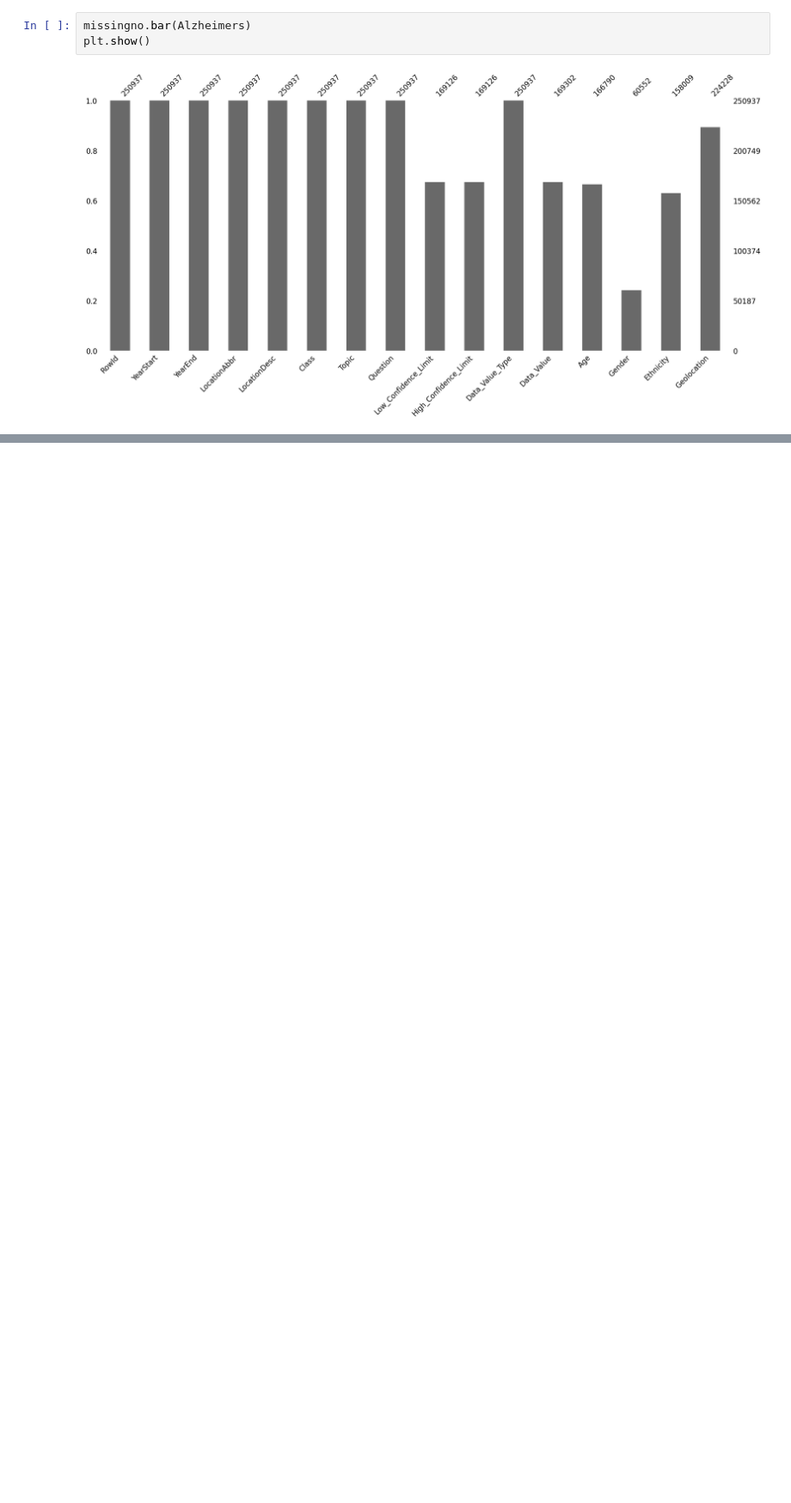
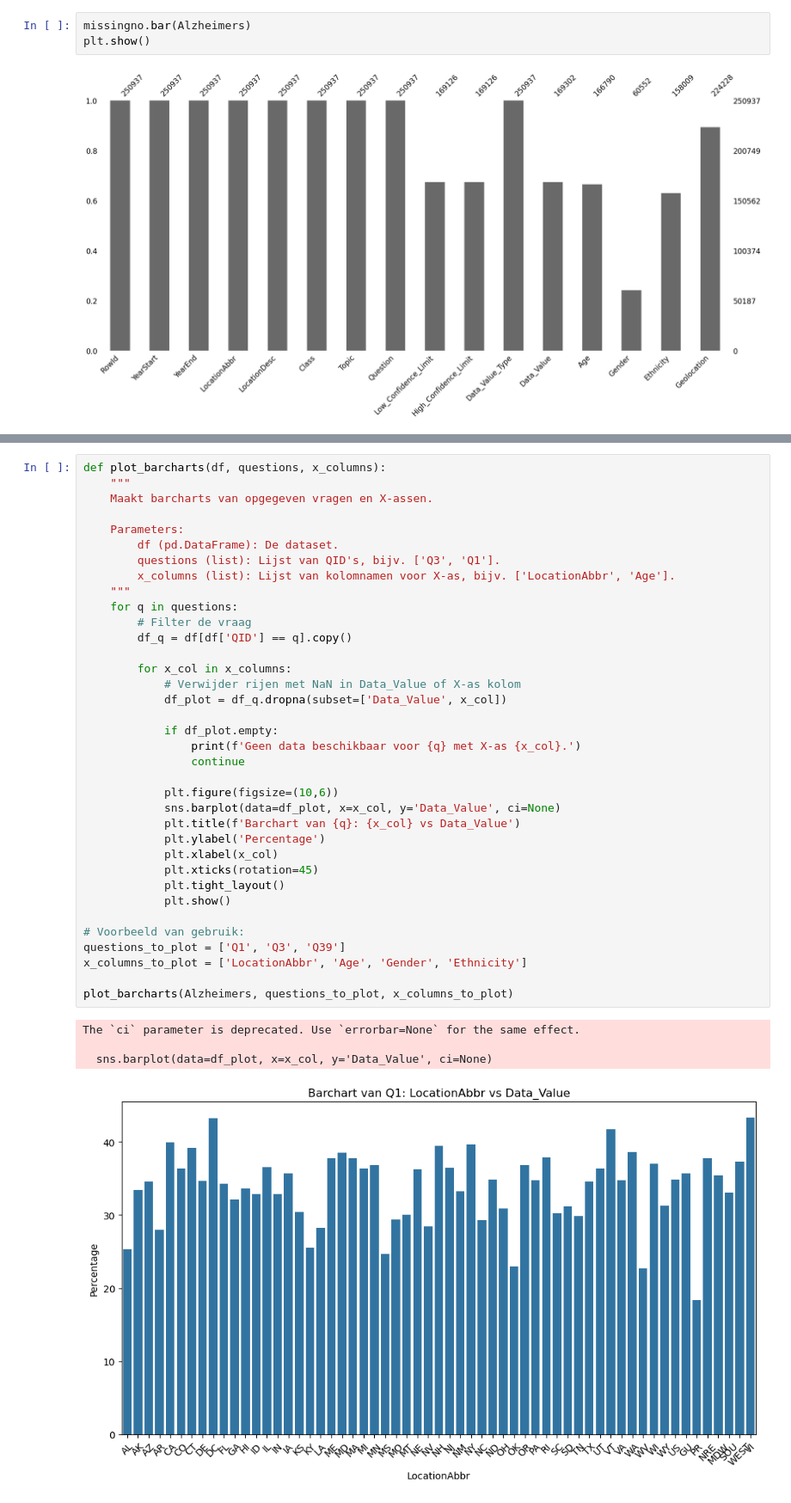
Before and after one commit to SimoneSanne/MSB1015-SV, a Jupyter notebook: Dataset 1 Alzheimer.ipynb, the cells around one changed output, grey strips where cells are left out. Shown at 86% size. Cells and saved outputs as stored; diff of their text form; blank space fills up the shorter version.

```diff
--- a/Dataset 1 Alzheimer.ipynb
+++ b/Dataset 1 Alzheimer.ipynb
@@ -230,0 +292,41 @@ plt.show()
+# %%
+def plot_barcharts(df, questions, x_columns):
+    """
+    Maakt barcharts van opgegeven vragen en X-assen.
+
+    Parameters:
+        df (pd.DataFrame): De dataset.
+        questions (list): Lijst van QID's, bijv. ['Q3', 'Q1'].
+        x_columns (list): Lijst van kolomnamen voor X-as, bijv. ['LocationAbbr', 'Age'].
+    """
+    for q in questions:
+        # Filter de vraag
+        df_q = df[df['QID'] == q].copy()
+
+        for x_col in x_columns:
+            # Verwijder rijen met NaN in Data_Value of X-as kolom
+            df_plot = df_q.dropna(subset=['Data_Value', x_col])
+
+            if df_plot.empty:
+                print(f'Geen data beschikbaar voor {q} met X-as {x_col}.')
+                continue
+
+            plt.figure(figsize=(10,6))
+            sns.barplot(data=df_plot, x=x_col, y='Data_Value', ci=None)
+            plt.title(f'Barchart van {q}: {x_col} vs Data_Value')
+            plt.ylabel('Percentage')
+            plt.xlabel(x_col)
+            plt.xticks(rotation=45)
+            plt.tight_layout()
+            plt.show()
+
+# Voorbeeld van gebruik:
+questions_to_plot = ['Q1', 'Q3', 'Q39']
+x_columns_to_plot = ['LocationAbbr', 'Age', 'Gender', 'Ethnicity']
+
+plot_barcharts(Alzheimers, questions_to_plot, x_columns_to_plot)
+# %% [output]
+The `ci` parameter is deprecated. Use `errorbar=None` for the same effect.
+
+  sns.barplot(data=df_plot, x=x_col, y='Data_Value', ci=None)
+[figure, added]
```
Also changed, not shown: parts of 7 cells of this notebook.
